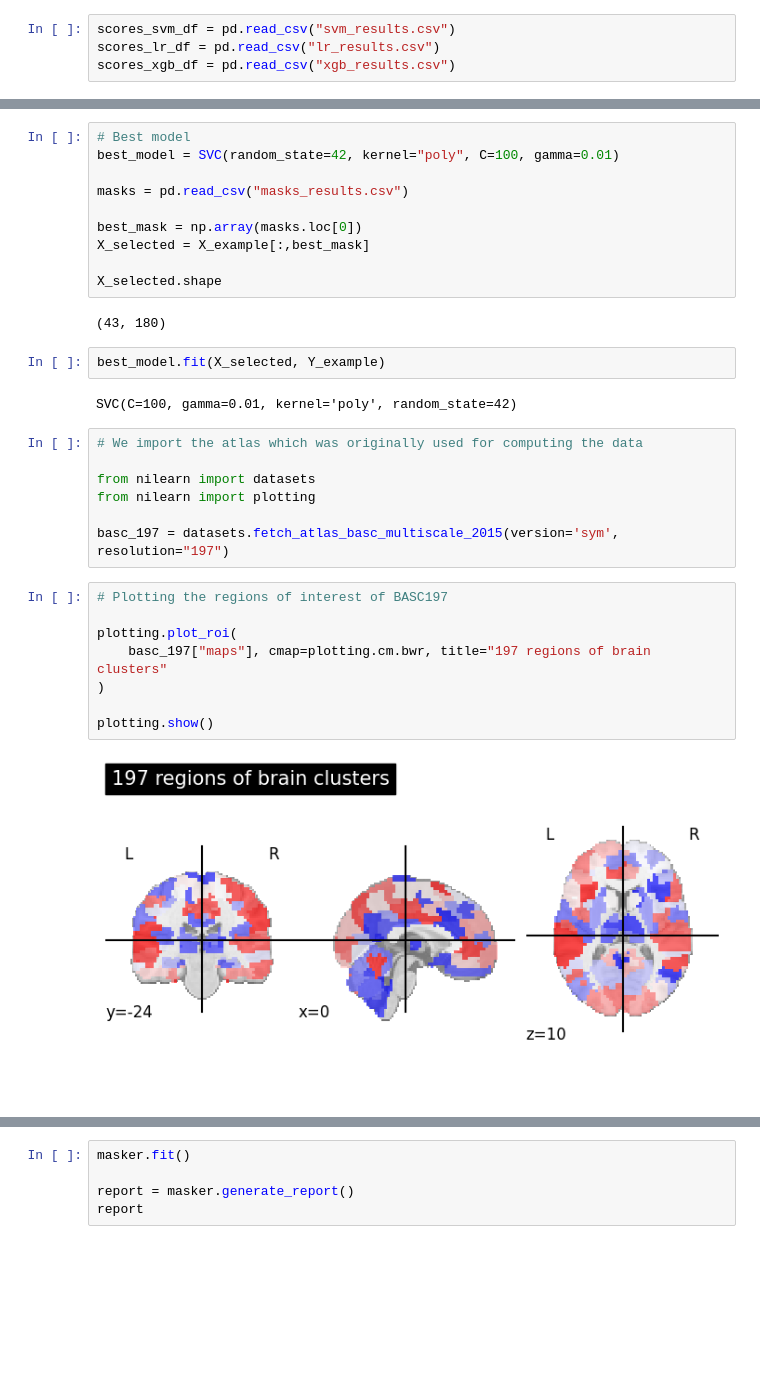
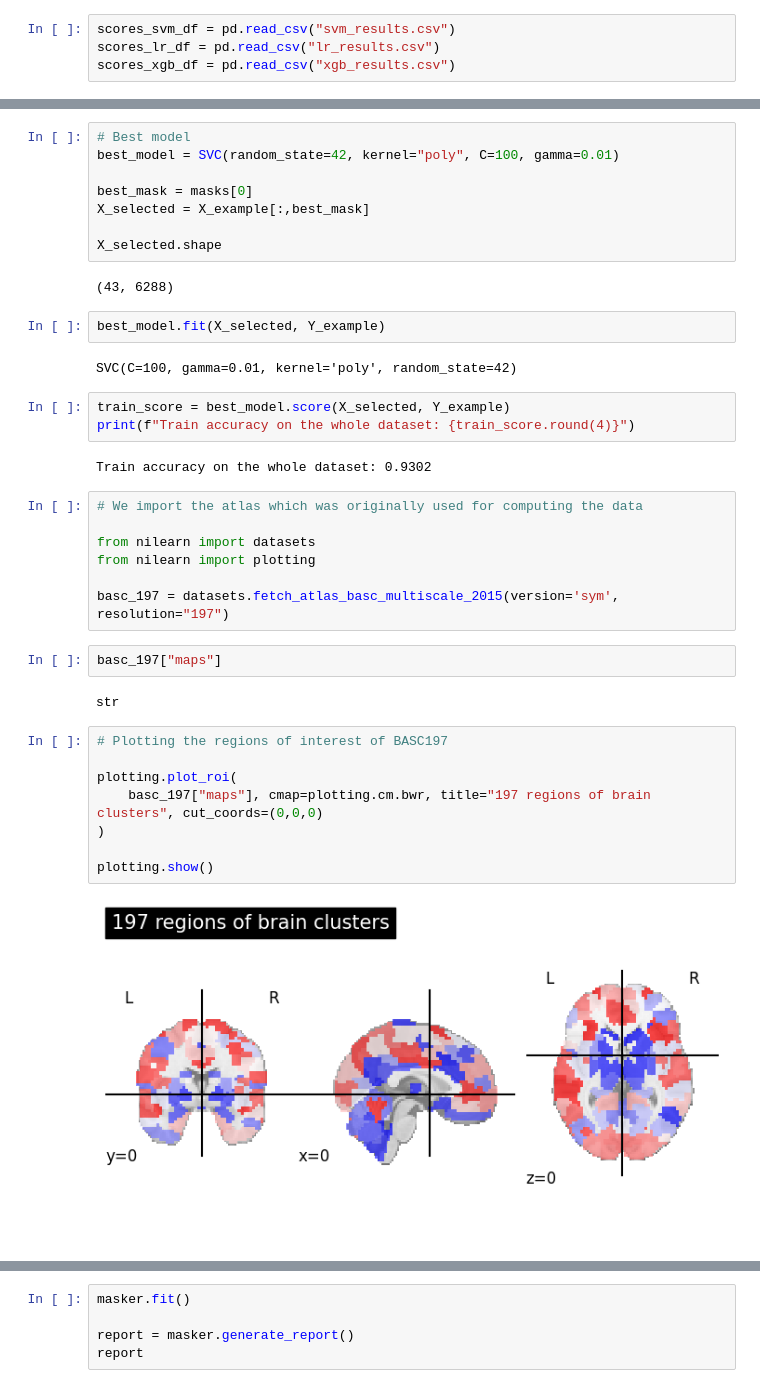
Before and after one commit to JuanCruzMendoza/ASD_ML_analysis, a Jupyter notebook: src/main.ipynb, the cells around one changed output, grey strips where cells are left out. Cells and saved outputs as stored; diff of their text form; blank space fills up the shorter version.

Commit message:
some results

```diff
--- a/src/main.ipynb
+++ b/src/main.ipynb
@@ -256,18 +289,21 @@ print(scores_svm_df)
 # Best model
 best_model = SVC(random_state=42, kernel="poly", C=100, gamma=0.01)
 
-masks = pd.read_csv("masks_results.csv")
-
-best_mask = np.array(masks.loc[0])
+best_mask = masks[0]
 X_selected = X_example[:,best_mask]
 
 X_selected.shape
 # %% [output]
-(43, 180)
+(43, 6288)
 # %%
 best_model.fit(X_selected, Y_example)
 # %% [output]
 SVC(C=100, gamma=0.01, kernel='poly', random_state=42)
+# %%
+train_score = best_model.score(X_selected, Y_example)
+print(f"Train accuracy on the whole dataset: {train_score.round(4)}")
+# %% [output]
+Train accuracy on the whole dataset: 0.9302
 # %%
 # We import the atlas which was originally used for computing the data
 
@@ -275,16 +311,20 @@ from nilearn import datasets
 from nilearn import plotting
 
 basc_197 = datasets.fetch_atlas_basc_multiscale_2015(version='sym', resolution="197")
+# %%
+basc_197["maps"]
+# %% [output]
+str
 # %%
 # Plotting the regions of interest of BASC197
 
 plotting.plot_roi(
-    basc_197["maps"], cmap=plotting.cm.bwr, title="197 regions of brain clusters"
+    basc_197["maps"], cmap=plotting.cm.bwr, title="197 regions of brain clusters", cut_coords=(0,0,0)
 )
 
 plotting.show()
 # %% [output]
-[figure, old version]
+[figure, new version]
 # %%
 from nilearn.maskers import NiftiLabelsMasker
 masker = NiftiLabelsMasker(basc_197["maps"],
```
Also changed, not shown: parts of 30 cells of this notebook.
